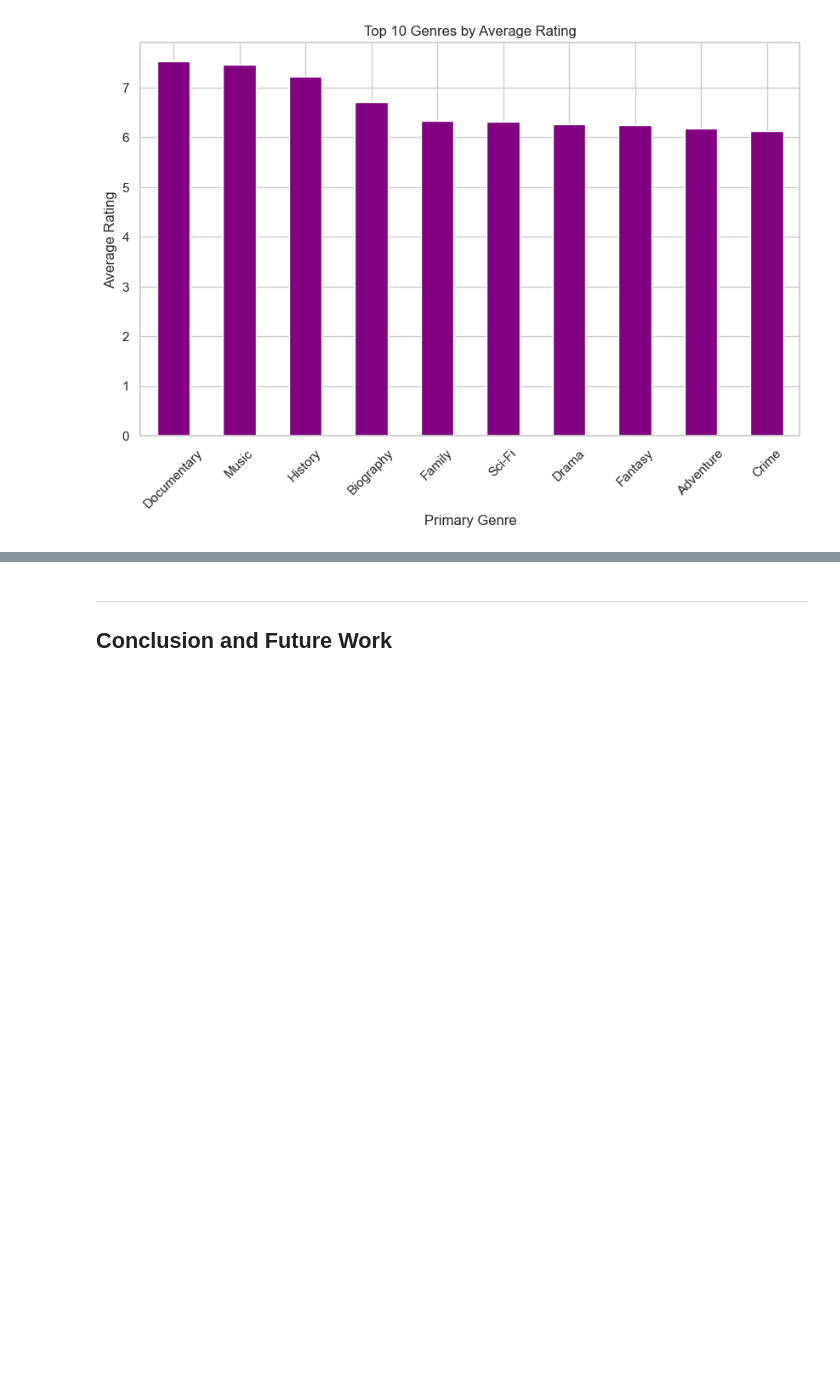
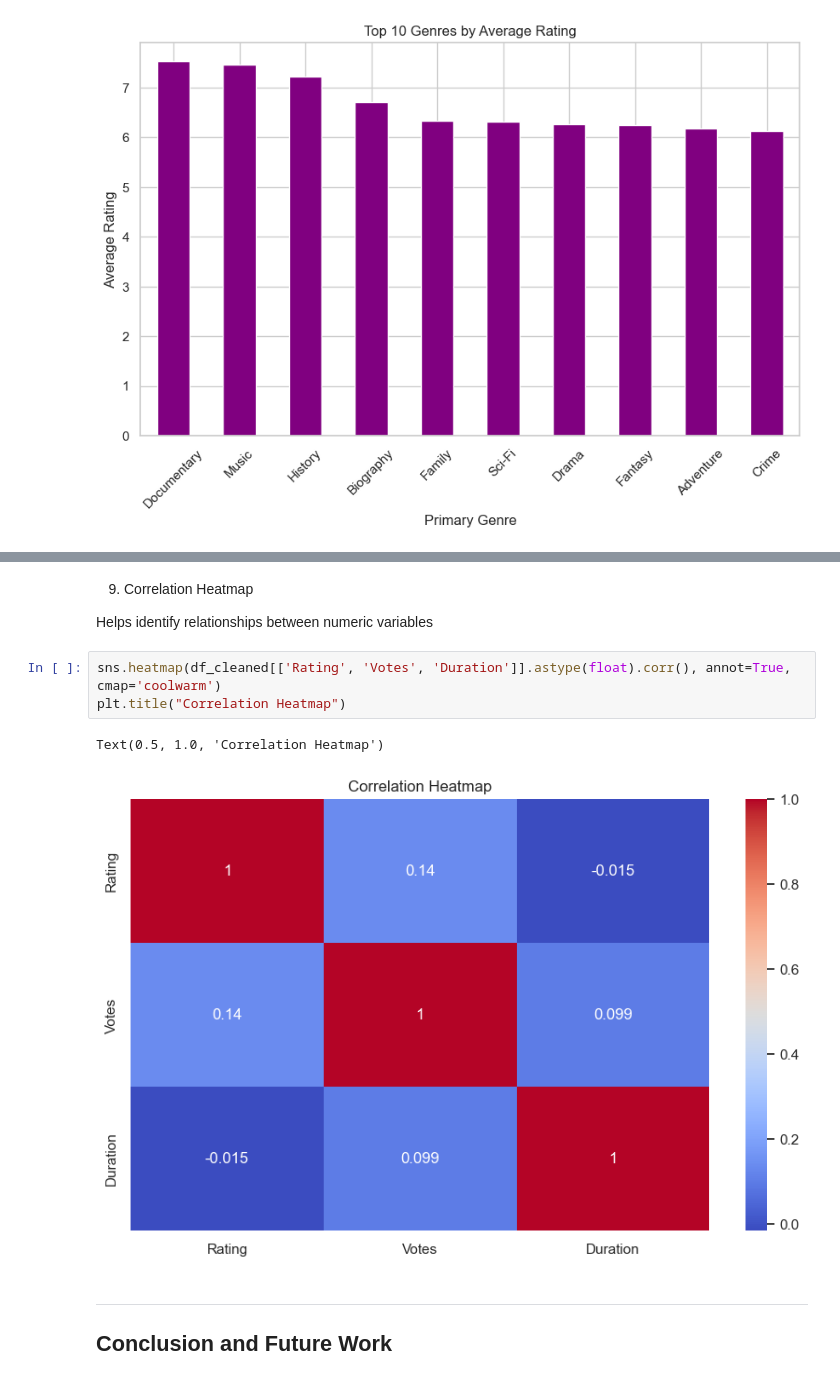
Before and after one commit to NoziphoNdebele/2025_Data_Science_Projects, a Jupyter notebook: MOVIE_RATING_PREDICTION_WITH_PYTHON/MOVIE_RATING_PREDICTION_WITH_PYTHON.ipynb, the cells around one changed output, grey strips where cells are left out. Cells and saved outputs as stored; diff of their text form; blank space fills up the shorter version.

```diff
--- a/MOVIE_RATING_PREDICTION_WITH_PYTHON/MOVIE_RATING_PREDICTION_WITH_PYTHON.ipynb
+++ b/MOVIE_RATING_PREDICTION_WITH_PYTHON/MOVIE_RATING_PREDICTION_WITH_PYTHON.ipynb
@@ -516,3 +541,13 @@ plt.show()
+# %% [markdown]
+9. Correlation Heatmap
+
+Helps identify relationships between numeric variables
+# %%
+sns.heatmap(df_cleaned[['Rating', 'Votes', 'Duration']].astype(float).corr(), annot=True, cmap='coolwarm')
+plt.title("Correlation Heatmap")
+# %% [output]
+Text(0.5, 1.0, 'Correlation Heatmap')
+[figure, added]
 # %% [markdown]
 ---
 <a href=#nine></a>
```
Also changed, not shown: parts of 6 cells of this notebook.
